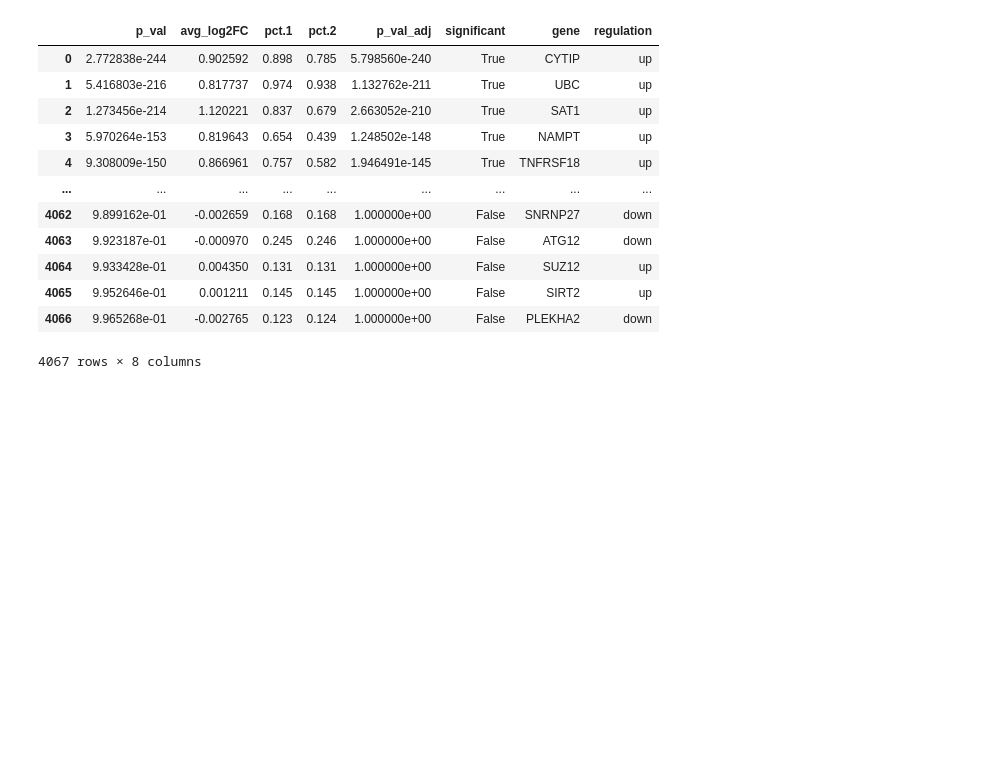
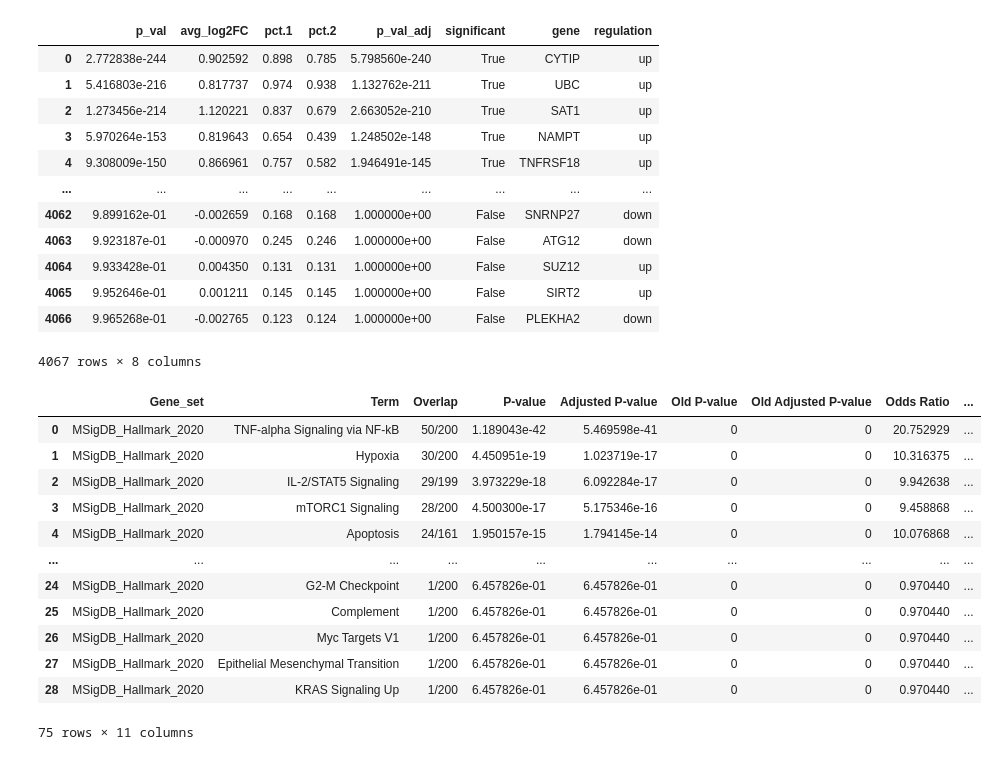
Before and after one commit to menchelab/Neuwirth_Malzl_et_al_2024, a Jupyter notebook: notebooks/gene_set_enrichment.ipynb, the cells around one changed output. Saved outputs shown, nothing was run; the diff lists cells and outputs as text; code cells hidden in the pictures; blank space fills up the shorter version.

```diff
--- a/notebooks/gene_set_enrichment.ipynb
+++ b/notebooks/gene_set_enrichment.ipynb
@@ -45,0 +30,35 @@ for regulation, regulation_group in df.groupby('regulation'):
+# %%
+lfc_threshold = 0.25
+gsea_results = []
+for regulation in ['upregulated', 'downregulated']:
+    if regulation == 'upregulated':
+        is_significant = (df.p_val_adj < 0.001) & (df.avg_log2FC > lfc_threshold)
+
+    else:
+        is_significant = (df.p_val_adj < 0.001) & (df.avg_log2FC < -lfc_threshold)
+
+    gsea_result = gp.enrichr(
+        gene_list = df[is_significant].gene.to_list(),
+        gene_sets = ['MSigDB_Hallmark_2020'],
+        organism = 'Human',
+        outdir = None
+    ).results
+    gsea_result['regulation'] = regulation
+    gsea_results.append(gsea_result)
+
+enrichment_results = pd.concat(gsea_results)
+enrichment_results
+# %% [output]
+|  | Gene_set | Term | Overlap | P-value | Adjusted P-value | Old P-value | Old Adjusted P-value | Odds Ratio | ... |
+| 0 | MSigDB_Hallmark_2020 | TNF-alpha Signaling via NF-kB | 50/200 | 1.189043e-42 | 5.469598e-41 | 0 | 0 | 20.752929 | ... |
+| 1 | MSigDB_Hallmark_2020 | Hypoxia | 30/200 | 4.450951e-19 | 1.023719e-17 | 0 | 0 | 10.316375 | ... |
+| 2 | MSigDB_Hallmark_2020 | IL-2/STAT5 Signaling | 29/199 | 3.973229e-18 | 6.092284e-17 | 0 | 0 | 9.942638 | ... |
+| 3 | MSigDB_Hallmark_2020 | mTORC1 Signaling | 28/200 | 4.500300e-17 | 5.175346e-16 | 0 | 0 | 9.458868 | ... |
+| 4 | MSigDB_Hallmark_2020 | Apoptosis | 24/161 | 1.950157e-15 | 1.794145e-14 | 0 | 0 | 10.076868 | ... |
+| ... | ... | ... | ... | ... | ... | ... | ... | ... | ... |
+| 24 | MSigDB_Hallmark_2020 | G2-M Checkpoint | 1/200 | 6.457826e-01 | 6.457826e-01 | 0 | 0 | 0.970440 | ... |
+| 25 | MSigDB_Hallmark_2020 | Complement | 1/200 | 6.457826e-01 | 6.457826e-01 | 0 | 0 | 0.970440 | ... |
+| 26 | MSigDB_Hallmark_2020 | Myc Targets V1 | 1/200 | 6.457826e-01 | 6.457826e-01 | 0 | 0 | 0.970440 | ... |
+| 27 | MSigDB_Hallmark_2020 | Epithelial Mesenchymal Transition | 1/200 | 6.457826e-01 | 6.457826e-01 | 0 | 0 | 0.970440 | ... |
+| 28 | MSigDB_Hallmark_2020 | KRAS Signaling Up | 1/200 | 6.457826e-01 | 6.457826e-01 | 0 | 0 | 0.970440 | ... |
+75 rows × 11 columns
```
Also changed, not shown: parts of 2 cells of this notebook.
